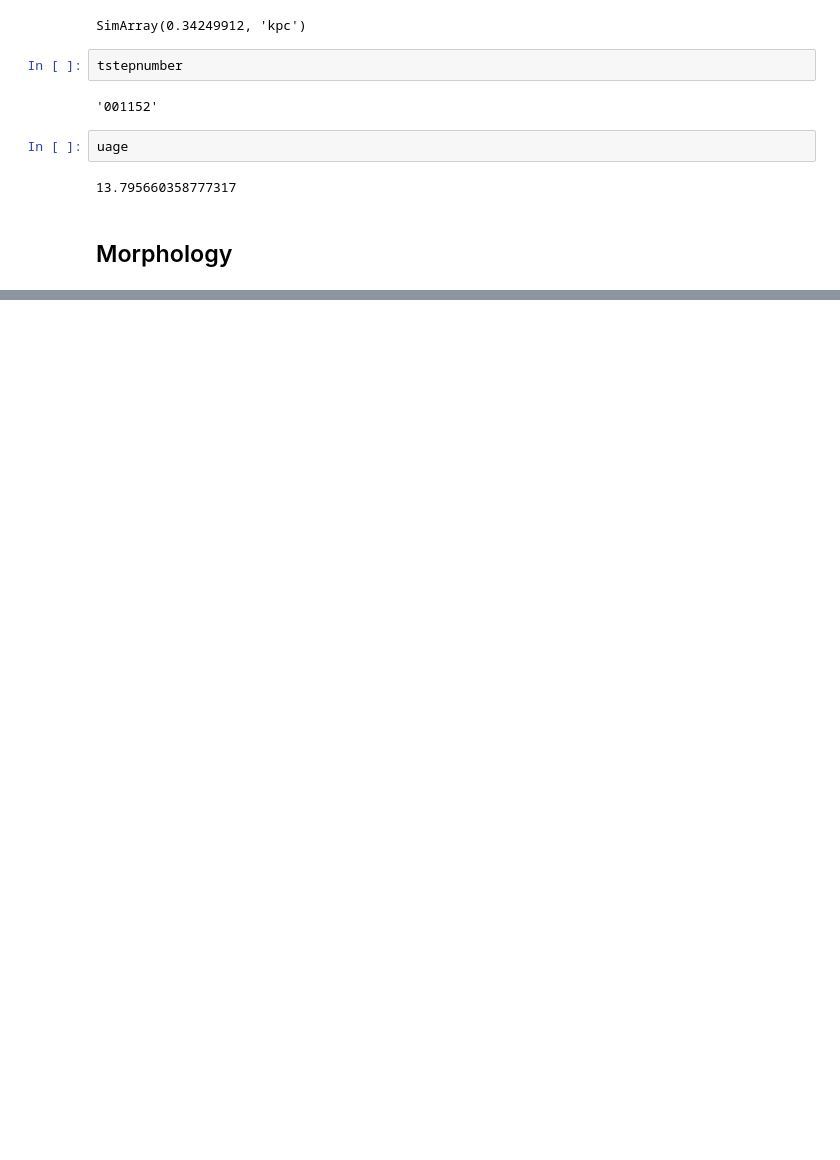
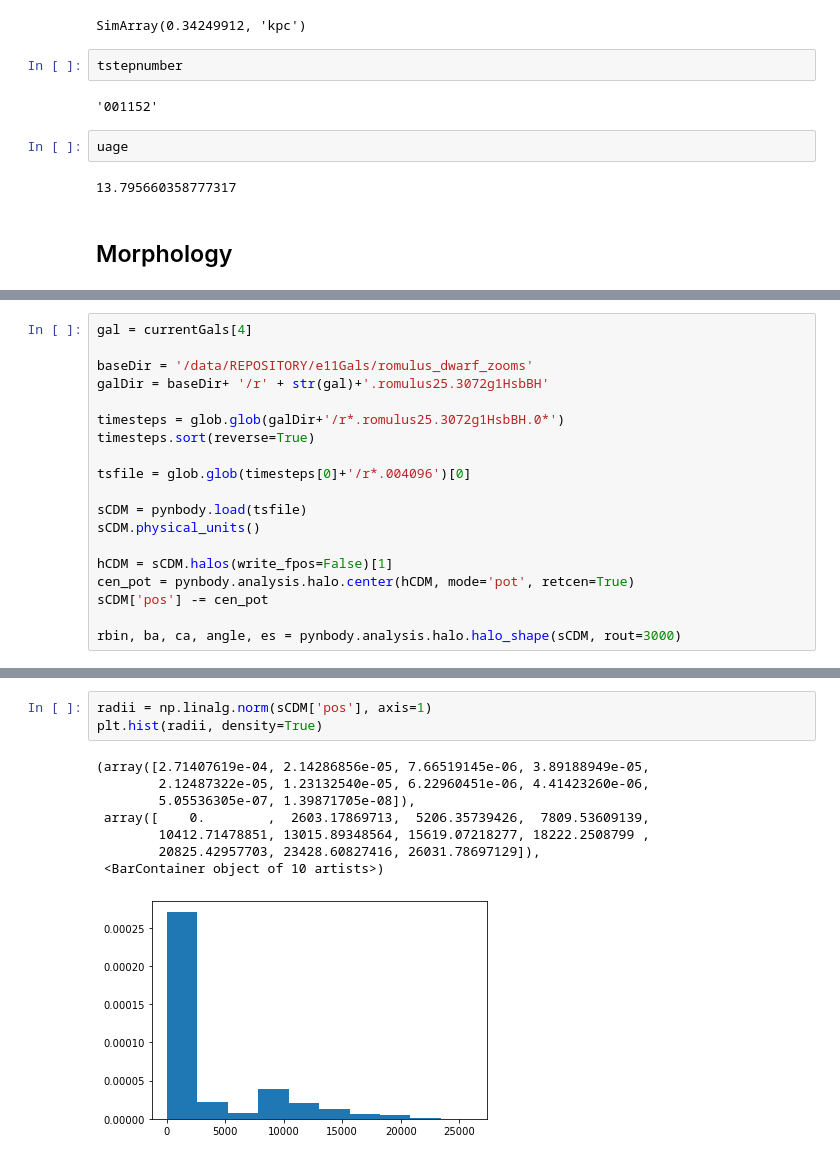
Before and after one commit to JosephWick/H1-merian, a Jupyter notebook: notebooks/BreathingQuantities.ipynb, the cells around one changed output, grey strips where cells are left out. Drawn from its saved outputs; the diff is of its cells as text; blank space fills up the shorter version.

```diff
--- a/notebooks/BreathingQuantities.ipynb
+++ b/notebooks/BreathingQuantities.ipynb
@@ -598,0 +604,19 @@ uage
+# %%
+gal = currentGals[4]
+
+baseDir = '/data/REPOSITORY/e11Gals/romulus_dwarf_zooms'
+galDir = baseDir+ '/r' + str(gal)+'.romulus25.3072g1HsbBH'
+
+timesteps = glob.glob(galDir+'/r*.romulus25.3072g1HsbBH.0*')
+timesteps.sort(reverse=True)
+
+tsfile = glob.glob(timesteps[0]+'/r*.004096')[0]
+
+sCDM = pynbody.load(tsfile)
+sCDM.physical_units()
+
+hCDM = sCDM.halos(write_fpos=False)[1]
+cen_pot = pynbody.analysis.halo.center(hCDM, mode='pot', retcen=True)
+sCDM['pos'] -= cen_pot
+
+rbin, ba, ca, angle, es = pynbody.analysis.halo.halo_shape(sCDM, rout=3000)
@@ -598,0 +689,12 @@ uage
+# %%
+radii = np.linalg.norm(sCDM['pos'], axis=1)
+plt.hist(radii, density=True)
+# %% [output]
+(array([2.71407619e-04, 2.14286856e-05, 7.66519145e-06, 3.89188949e-05,
+        2.12487322e-05, 1.23132540e-05, 6.22960451e-06, 4.41423260e-06,
+        5.05536305e-07, 1.39871705e-08]),
+ array([    0.        ,  2603.17869713,  5206.35739426,  7809.53609139,
+        10412.71478851, 13015.89348564, 15619.07218277, 18222.2508799 ,
+        20825.42957703, 23428.60827416, 26031.78697129]),
+ <BarContainer object of 10 artists>)
+[figure, added]
```
Also changed, not shown: parts of 5 cells of this notebook, 4 other files.
